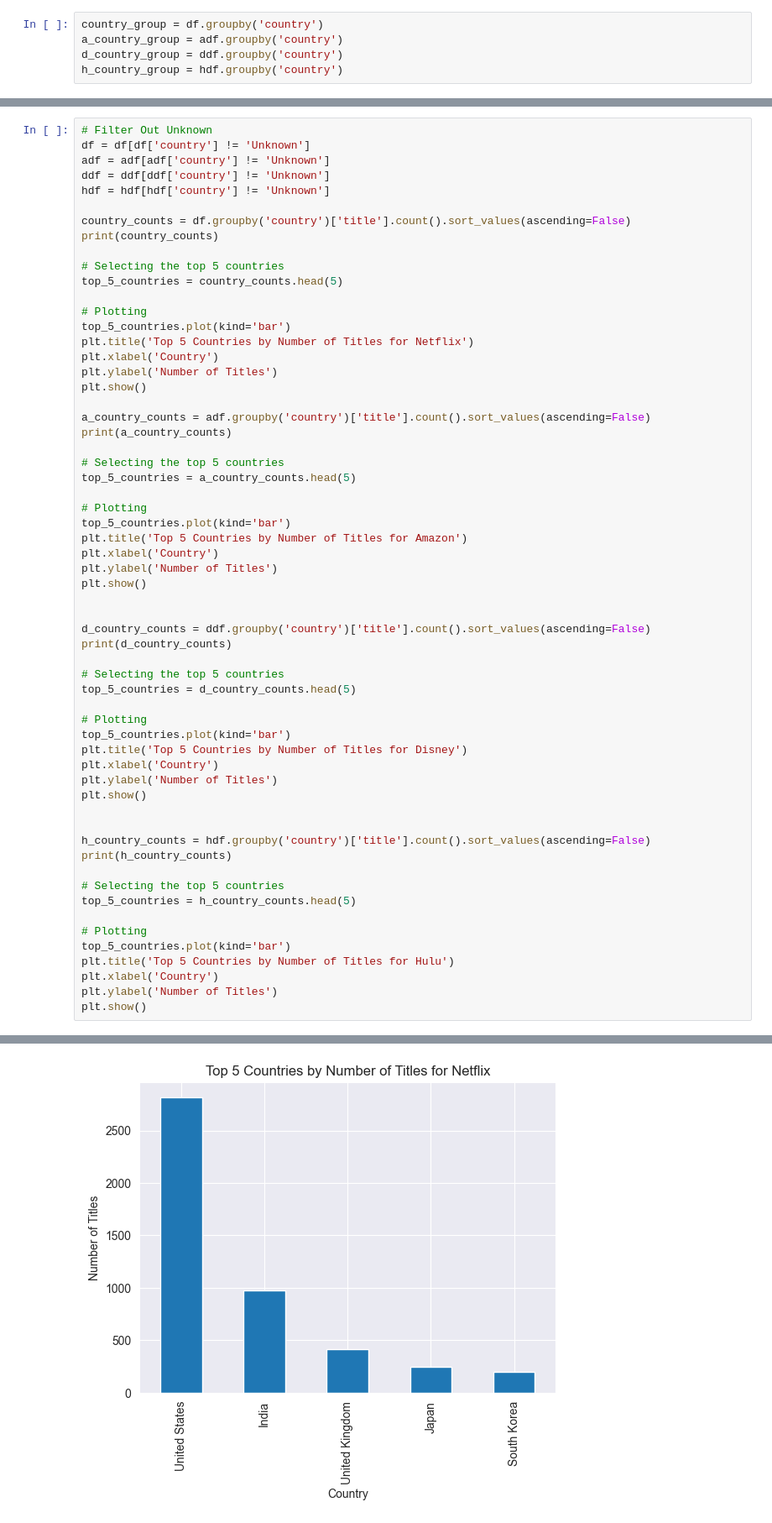
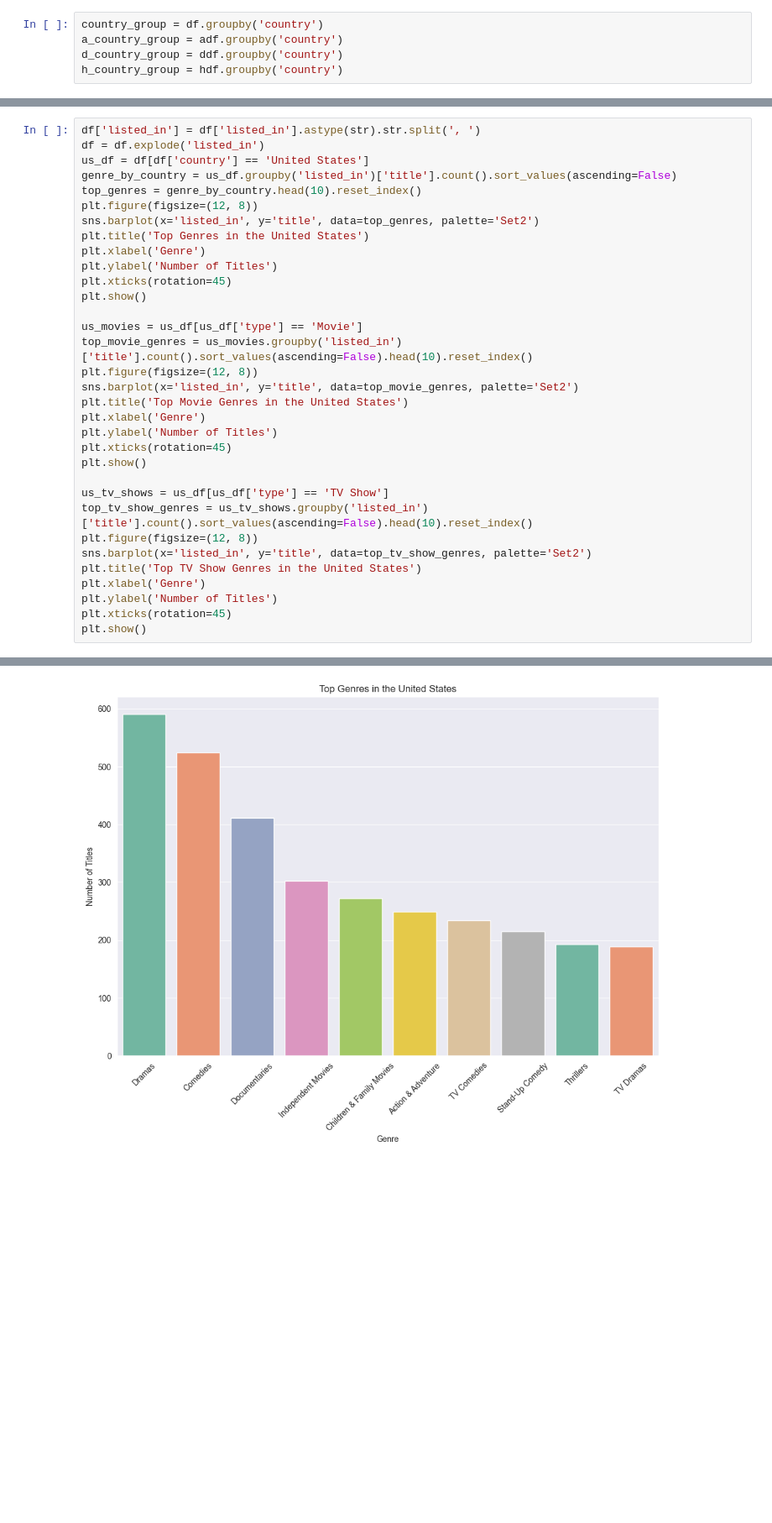
Before and after one commit to Arleee1/Zuckflix, a Jupyter notebook: MetaDataAnalysis.ipynb, the cells around one changed output, grey strips where cells are left out. Shown at 84% size. Cells and saved outputs as stored; diff of their text form; blank space fills up the shorter version.

```diff
--- a/MetaDataAnalysis.ipynb
+++ b/MetaDataAnalysis.ipynb
@@ -105,61 +222,34 @@ h_country_group = hdf.groupby('country')
 # %%
-# Filter Out Unknown
-df = df[df['country'] != 'Unknown']
-adf = adf[adf['country'] != 'Unknown']
-ddf = ddf[ddf['country'] != 'Unknown']
-hdf = hdf[hdf['country'] != 'Unknown']
-
-country_counts = df.groupby('country')['title'].count().sort_values(ascending=False)
-print(country_counts)
-
-# Selecting the top 5 countries
-top_5_countries = country_counts.head(5)
-
-# Plotting
-top_5_countries.plot(kind='bar')
-plt.title('Top 5 Countries by Number of Titles for Netflix')
-plt.xlabel('Country')
+df['listed_in'] = df['listed_in'].astype(str).str.split(', ')
+df = df.explode('listed_in')
+us_df = df[df['country'] == 'United States']
+genre_by_country = us_df.groupby('listed_in')['title'].count().sort_values(ascending=False)
+top_genres = genre_by_country.head(10).reset_index()
+plt.figure(figsize=(12, 8))
+sns.barplot(x='listed_in', y='title', data=top_genres, palette='Set2')
+plt.title('Top Genres in the United States')
+plt.xlabel('Genre')
 plt.ylabel('Number of Titles')
+plt.xticks(rotation=45)
 plt.show()
 
-a_country_counts = adf.groupby('country')['title'].count().sort_values(ascending=False)
-print(a_country_counts)
-
-# Selecting the top 5 countries
-top_5_countries = a_country_counts.head(5)
-
-# Plotting
-top_5_countries.plot(kind='bar')
-plt.title('Top 5 Countries by Number of Titles for Amazon')
-plt.xlabel('Country')
+us_movies = us_df[us_df['type'] == 'Movie']
+top_movie_genres = us_movies.groupby('listed_in')['title'].count().sort_values(ascending=False).head(10).reset_index()
+plt.figure(figsize=(12, 8))
+sns.barplot(x='listed_in', y='title', data=top_movie_genres, palette='Set2')
+plt.title('Top Movie Genres in the United States')
+plt.xlabel('Genre')
 plt.ylabel('Number of Titles')
+plt.xticks(rotation=45)
 plt.show()
 
-
-d_country_counts = ddf.groupby('country')['title'].count().sort_values(ascending=False)
-print(d_country_counts)
-
-# Selecting the top 5 countries
-top_5_countries = d_country_counts.head(5)
-
-# Plotting
-top_5_countries.plot(kind='bar')
-plt.title('Top 5 Countries by Number of Titles for Disney')
-plt.xlabel('Country')
+us_tv_shows = us_df[us_df['type'] == 'TV Show']
+top_tv_show_genres = us_tv_shows.groupby('listed_in')['title'].count().sort_values(ascending=False).head(10).reset_index()
+plt.figure(figsize=(12, 8))
+sns.barplot(x='listed_in', y='title', data=top_tv_show_genres, palette='Set2')
+plt.title('Top TV Show Genres in the United States')
+plt.xlabel('Genre')
 plt.ylabel('Number of Titles')
+plt.xticks(rotation=45)
 plt.show()
-
-
-h_country_counts = hdf.groupby('country')['title'].count().sort_values(ascending=False)
-print(h_country_counts)
-
-# Selecting the top 5 countries
-top_5_countries = h_country_counts.head(5)
-
-# Plotting
-top_5_countries.plot(kind='bar')
-plt.title('Top 5 Countries by Number of Titles for Hulu')
-plt.xlabel('Country')
-plt.ylabel('Number of Titles')
-plt.show()
 # %% [output]
@@ -179 +265 @@ Name: title, Length: 748, dtype: int64
-[figure, old version]
+[figure, new version]
```
Also changed, not shown: parts of 2 cells of this notebook.
